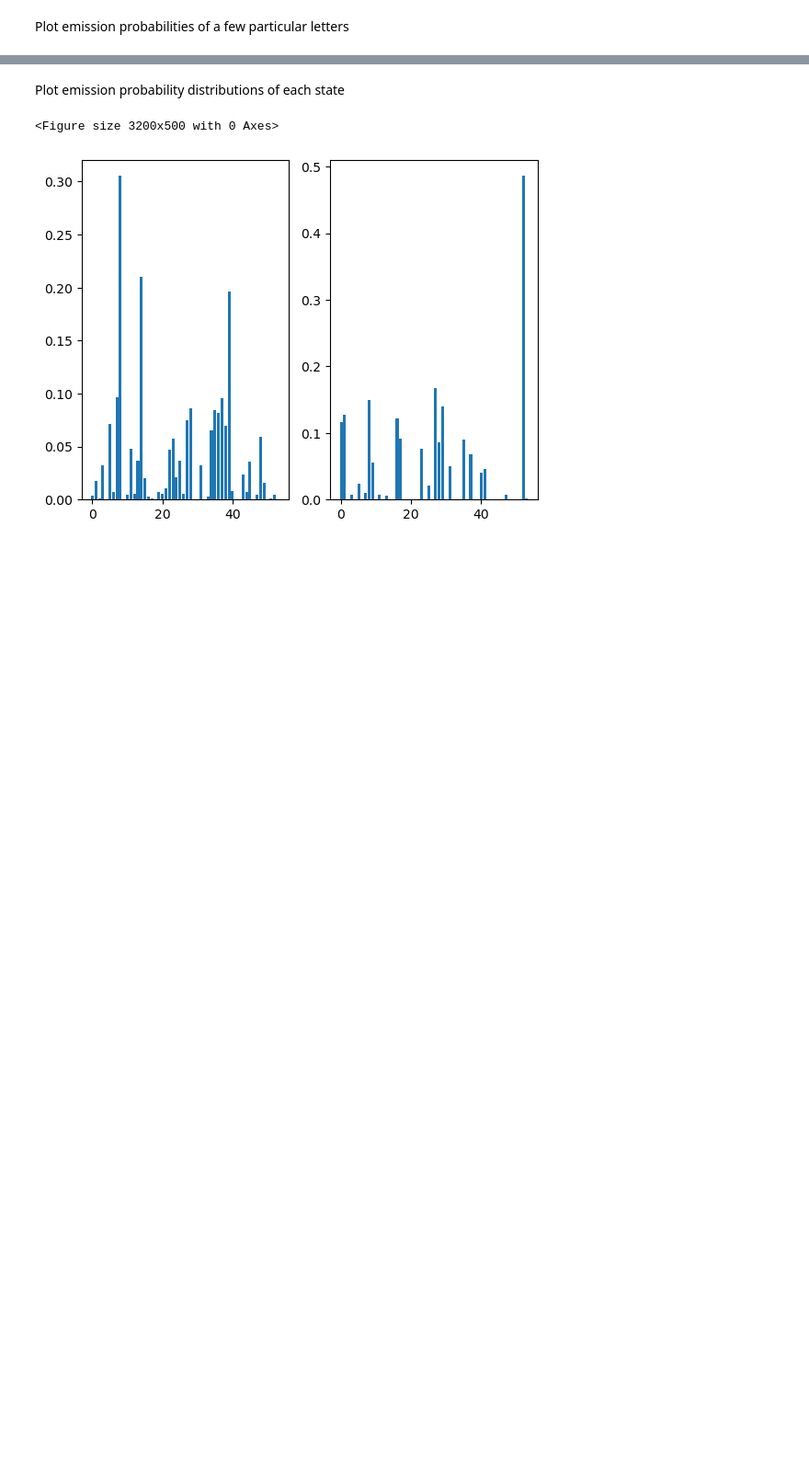
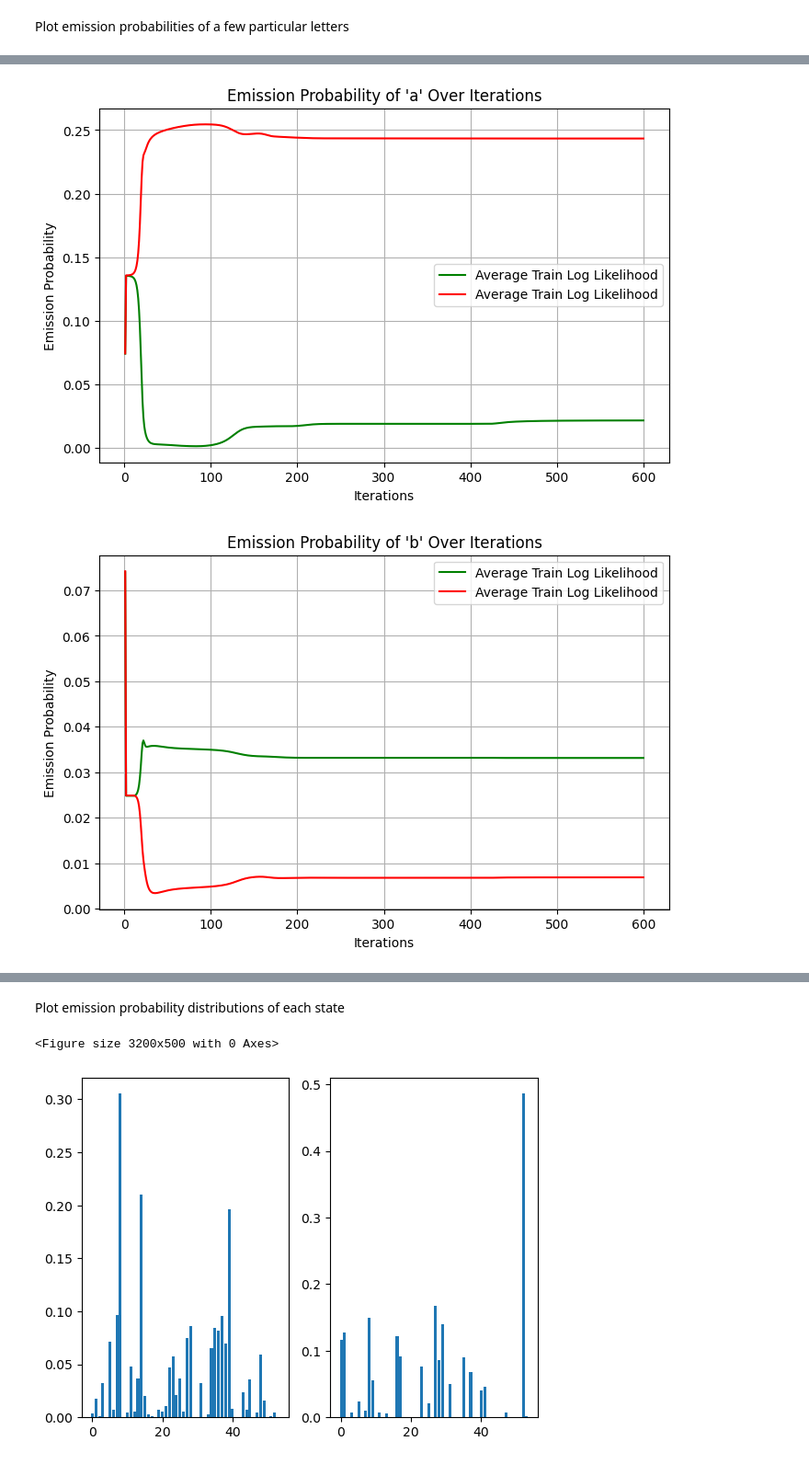
Before and after one commit to censky2/CS666, a Jupyter notebook: proj1/proj1.ipynb, the cells around one changed output, grey strips where cells are left out. Shown at 92% size. Saved outputs shown, nothing was run; the diff lists cells and outputs as text; code cells hidden in the pictures; blank space fills up the shorter version.

```diff
--- a/proj1/proj1.ipynb
+++ b/proj1/proj1.ipynb
@@ -120,9 +120,9 @@ def baum_welch(A, B, train_data, test_data, letters, iterations):
     letters_emission = {}
 
     for letter in letters:
-        letters_emission[letter] = []
+        letters_emission[letter] = np.zeros((iterations, B.shape[1], B.shape[2]))
 
-    for _ in tqdm(range(iterations)):
+    for x in tqdm(range(iterations)):
         alpha_0 = np.array(A.shape[0] * [1 / A.shape[0]])
         alphas, qs = forward(A, B, alpha_0, train_data)
         betas = backward(A, B, train_data, qs)
@@ -132,7 +132,7 @@ def baum_welch(A, B, train_data, test_data, letters, iterations):
         soft_counts = np.zeros((A.shape[0], A.shape[1], B.shape[0]))
 
         for key in letters_emission.keys():
-            letters_emission[key].append(B[key])
+            letters_emission[key][x] = B[key]
 
         for i in range(len(train_data)):
             trans_emiss = np.multiply(A, B[train_data[i]])
@@ -224,0 +206,21 @@ Plot emission probabilities of a few particular letters
+# %%
+for k, v in letters_emission.items():
+    plt.figure(figsize=(8, 5))
+
+    iterations = range(1, len(v) + 1)
+    temp = np.sum(np.transpose(v, (0, 2, 1)), axis=2)
+    emission1 = np.reshape(temp[:, 0], -1)
+    emission2 = np.reshape(temp[:, 1], -1)
+
+    letter = 67 if k == 26 else k + 97
+    plt.xlabel("Iterations")
+    plt.ylabel("Emission Probability")
+    plt.title(f"Emission Probability of \'{chr(letter)}\' Over Iterations")
+    plt.plot(iterations, emission1, linestyle='-', label="Average Train Log Likelihood", color='green')
+    plt.plot(iterations, emission2, linestyle='-', label="Average Train Log Likelihood", color='red')
+    plt.legend()
+    plt.grid(True)
+    plt.show()
+# %% [output]
+[figure, added]
+[figure, added]
```
Also changed, not shown: parts of 3 cells of this notebook.
